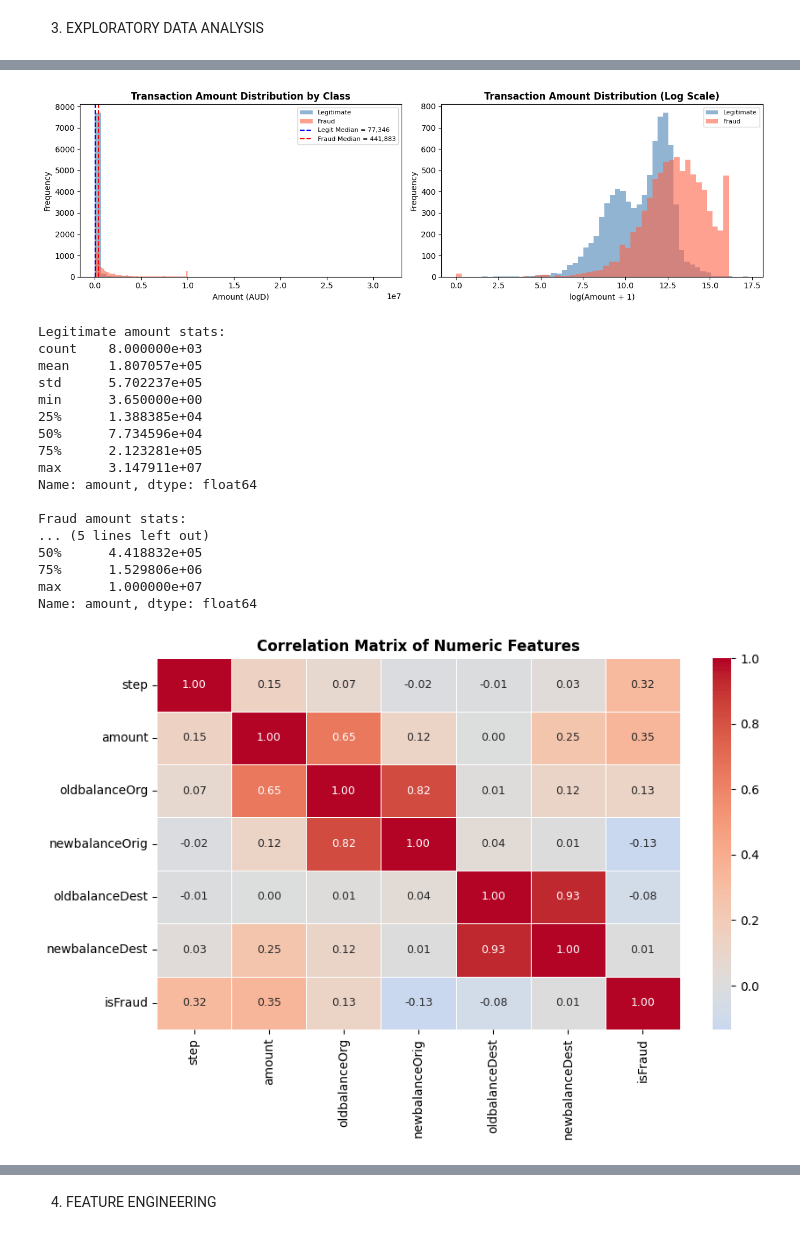
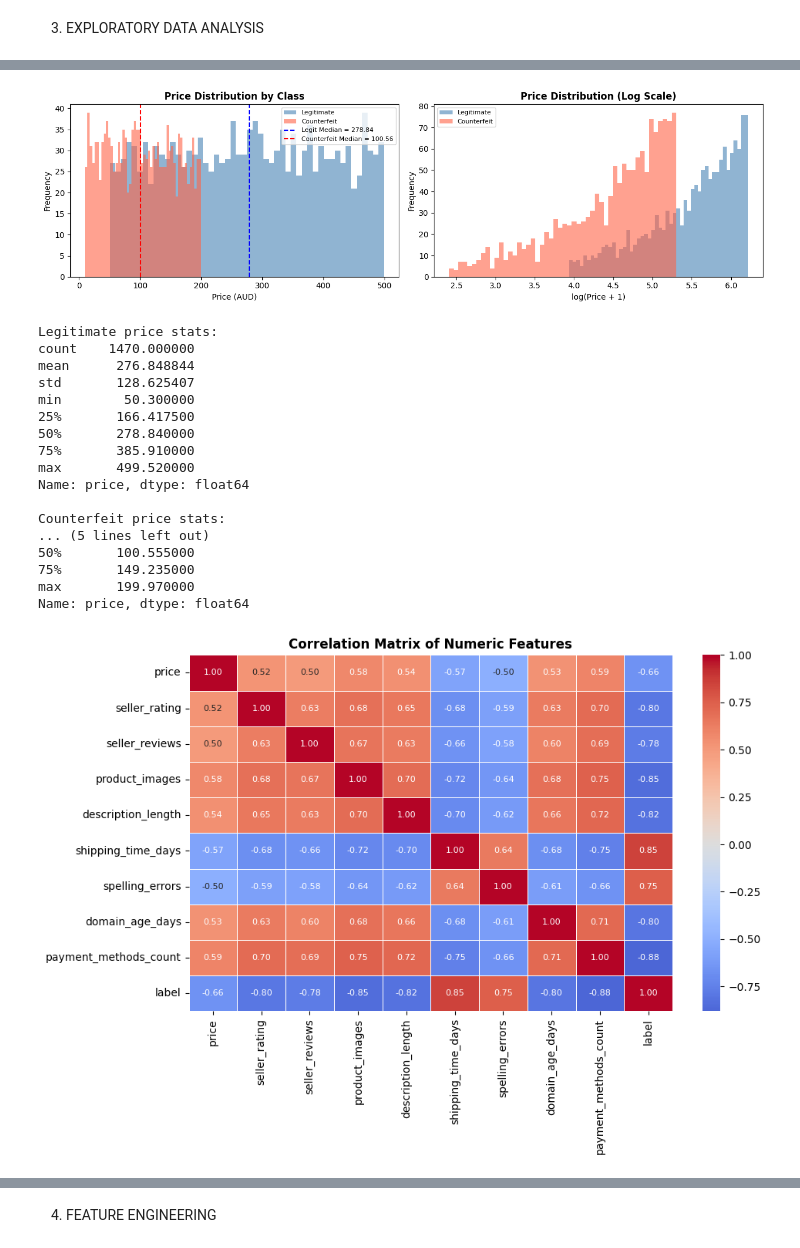
Before and after one commit to Amanda1005/FraudRadar-AU, a Jupyter notebook: notebooks/03_Isolation_forest.ipynb, the cells around one changed output, grey strips where cells are left out. Drawn from its saved outputs; the diff is of its cells as text; code cells hidden in the pictures.

```diff
--- a/notebooks/03_Isolation_forest.ipynb
+++ b/notebooks/03_Isolation_forest.ipynb
@@ -8,6 +8,6 @@ Drive already mounted at /content/drive; to attempt to forcibly remount, call dr
 # %%
 import pandas as pd
-path = '/content/drive/MyDrive/36121/Assignment 2/kaggle_balanced.csv'
+path = '/content/drive/MyDrive/36121/Assignment 2/counterfeit_balanced.csv'
 df = pd.read_csv(path)
 # %% [markdown]
 2. IMPORT LIBRARIES
@@ -102,62 +102,66 @@ plt.show()
 # %%
-# Amount distribution by class
+# Price distribution by class
 fig, axes = plt.subplots(1, 2, figsize=(13, 4))
 
-legit_amt = df[df['isFraud'] == 0]['amount']
-fraud_amt = df[df['isFraud'] == 1]['amount']
+legit_price       = df[df['label'] == 0]['price']
+counterfeit_price = df[df['label'] == 1]['price']
 
-axes[0].hist(legit_amt, bins=50, alpha=0.6, color='steelblue', label='Legitimate')
-axes[0].hist(fraud_amt, bins=50, alpha=0.6, color='tomato', label='Fraud')
-axes[0].axvline(legit_amt.median(), color='blue', linestyle='--', label=f'Legit Median = {legit_amt.median():,.0f}')
-axes[0].axvline(fraud_amt.median(), color='red', linestyle='--', label=f'Fraud Median = {fraud_amt.median():,.0f}')
-axes[0].set_title('Transaction Amount Distribution by Class', fontweight='bold')
-axes[0].set_xlabel('Amount (AUD)')
+axes[0].hist(legit_price, bins=50, alpha=0.6, color='steelblue', label='Legitimate')
+axes[0].hist(counterfeit_price, bins=50, alpha=0.6, color='tomato', label='Counterfeit')
+axes[0].axvline(legit_price.median(), color='blue', linestyle='--',
+                label=f'Legit Median = {legit_price.median():,.2f}')
+axes[0].axvline(counterfeit_price.median(), color='red', linestyle='--',
+                label=f'Counterfeit Median = {counterfeit_price.median():,.2f}')
+axes[0].set_title('Price Distribution by Class', fontweight='bold')
+axes[0].set_xlabel('Price (AUD)')
 axes[0].set_ylabel('Frequency')
 axes[0].legend(fontsize=8)
 
-axes[1].hist(np.log1p(legit_amt), bins=50, alpha=0.6, color='steelblue', label='Legitimate')
-axes[1].hist(np.log1p(fraud_amt), bins=50, alpha=0.6, color='tomato', label='Fraud')
-axes[1].set_title('Transaction Amount Distribution (Log Scale)', fontweight='bold')
-axes[1].set_xlabel('log(Amount + 1)')
+axes[1].hist(np.log1p(legit_price), bins=50, alpha=0.6, color='steelblue', label='Legitimate')
+axes[1].hist(np.log1p(counterfeit_price), bins=50, alpha=0.6, color='tomato', label='Counterfeit')
+axes[1].set_title('Price Distribution (Log Scale)', fontweight='bold')
+axes[1].set_xlabel('log(Price + 1)')
 axes[1].set_ylabel('Frequency')
 axes[1].legend(fontsize=8)
 
 plt.tight_layout()
 plt.show()
 
-print('Legitimate amount stats:')
-print(legit_amt.describe())
-print('\nFraud amount stats:')
-print(fraud_amt.describe())
+print('Legitimate price stats:')
+print(legit_price.describe())
+print('\nCounterfeit price stats:')
+print(counterfeit_price.describe())
 # %% [output]
-[figure, old version]
+[figure, new version]
-Legitimate amount stats:
-count    8.000000e+03
-mean     1.807057e+05
-std      5.702237e+05
-min      3.650000e+00
-25%      1.388385e+04
-50%      7.734596e+04
-75%      2.123281e+05
-max      3.147911e+07
-Name: amount, dtype: float64
+Legitimate price stats:
+count    1470.000000
+mean      276.848844
+std       128.625407
+min        50.300000
+25%       166.417500
+50%       278.840000
+75%       385.910000
+max       499.520000
+Name: price, dtype: float64
 
-Fraud amount stats:
+Counterfeit price stats:
 ... (5 lines left out)
-50%      4.418832e+05
-75%      1.529806e+06
-max      1.000000e+07
-Name: amount, dtype: float64
+50%       100.555000
+75%       149.235000
+max       199.970000
+Name: price, dtype: float64
 # %%
 # Correlation heatmap
-numeric_cols = ['step', 'amount', 'oldbalanceOrg', 'newbalanceOrig', 'oldbalanceDest', 'newbalanceDest', 'isFraud']
+numeric_cols = ['price', 'seller_rating', 'seller_reviews', 'product_images',
+                'description_length', 'shipping_time_days', 'spelling_errors',
+                'domain_age_days', 'payment_methods_count', 'label']
 corr = df[numeric_cols].corr()
 
-plt.figure(figsize=(9, 6))
+plt.figure(figsize=(10, 7))
 sns.heatmap(corr, annot=True, fmt='.2f', cmap='coolwarm', center=0,
-            linewidths=0.5, annot_kws={'size': 9})
+            linewidths=0.5, annot_kws={'size': 8})
 plt.title('Correlation Matrix of Numeric Features', fontweight='bold')
 plt.tight_layout()
 plt.show()
 # %% [output]
-[figure, old version]
+[figure, new version]
```
Also changed, not shown: parts of 42 cells of this notebook.
